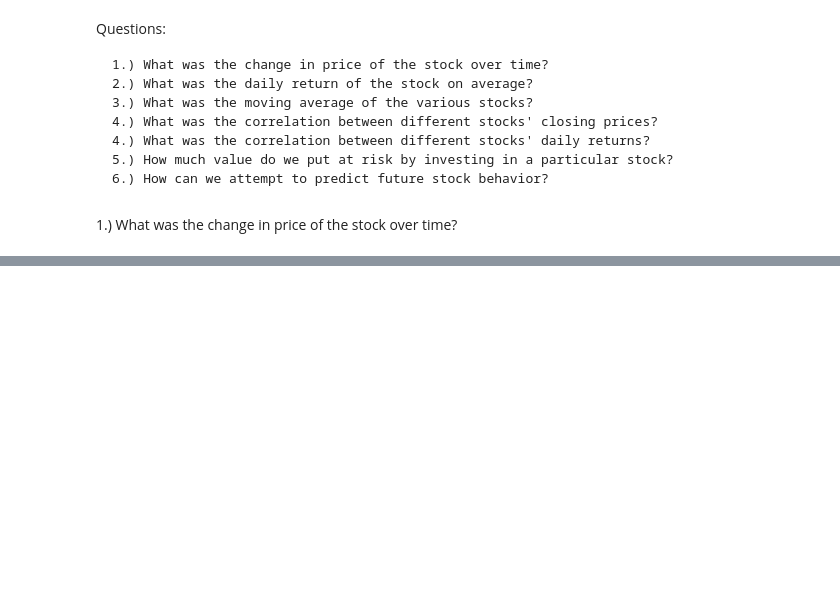
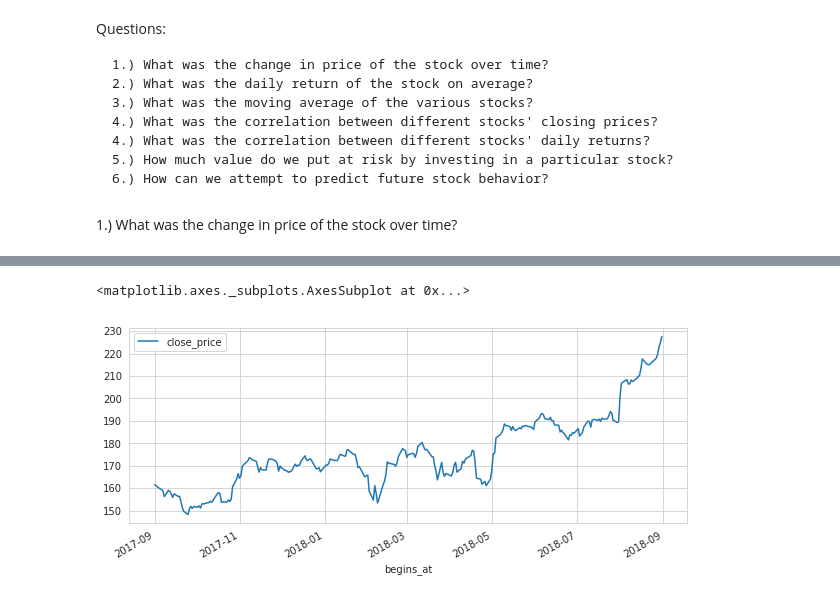
Before and after one commit to easypanda/Udemy, a Jupyter notebook: Python for Data Analysis and visualization/Stock Market Analysis.ipynb, the cells around one changed output, grey strips where cells are left out. Drawn from its saved outputs; the diff is of its cells as text; code cells hidden in the pictures; blank space fills up the shorter version.

```diff
--- a/Python for Data Analysis and visualization/Stock Market Analysis.ipynb
+++ b/Python for Data Analysis and visualization/Stock Market Analysis.ipynb
@@ -52,0 +61,2 @@ TypeError: object of type 'datetime.datetime' has no len()
+# %%
+columns = ['close_price','high_price','low_price','open_price','volume']
@@ -52,0 +72,9 @@ TypeError: object of type 'datetime.datetime' has no len()
+# %%
+for column in columns:
+        AAPL[column] = AAPL[column].replace(",",".").astype("float")
+for column in columns:
+        GOOG[column] = GOOG[column].replace(",",".").astype("float")
+for column in columns:
+        MSFT[column] = MSFT[column].replace(",",".").astype("float")
+for column in columns:
+        AMZN[column] = AMZN[column].replace(",",".").astype("float")
@@ -52,0 +113,6 @@ TypeError: object of type 'datetime.datetime' has no len()
+# %%
+# Let's see a historical view of the closing price
+AAPL['close_price'].plot(legend=True,figsize=(10,4))
+# %% [output]
+<matplotlib.axes._subplots.AxesSubplot at 0x...>
+[figure, added]
```
Also changed, not shown: parts of 22 cells of this notebook.
